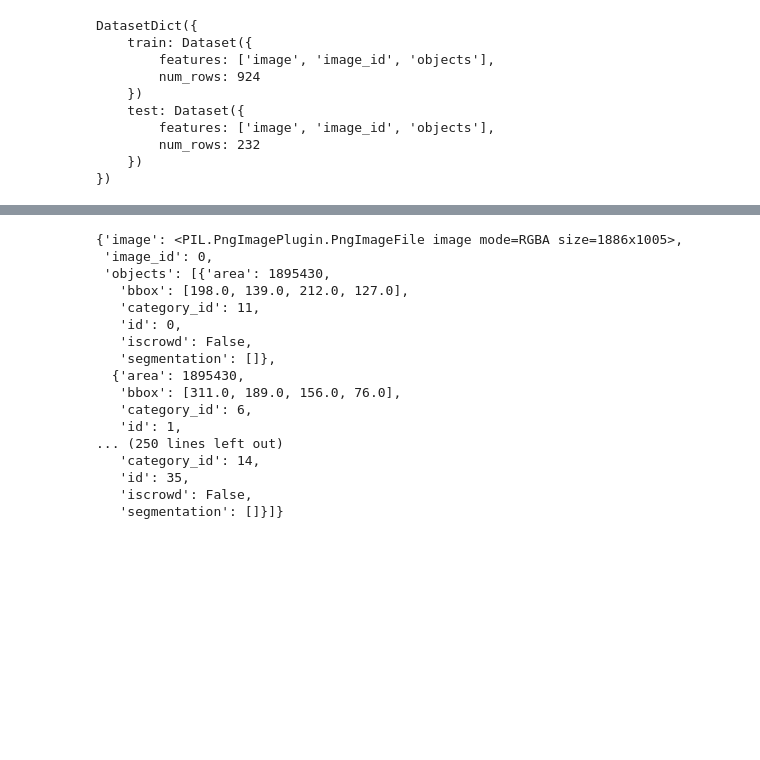
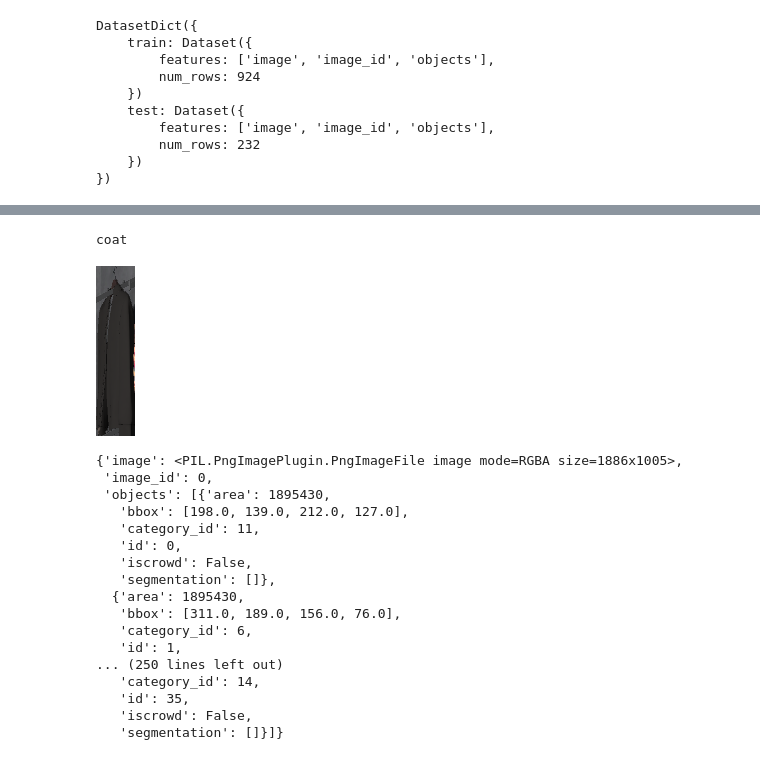
Before and after one commit to holylovenia/multimodal-object-identification, a Jupyter notebook: visual-encoder-exploration.ipynb, the cells around one changed output, grey strips where cells are left out. Cells and saved outputs as stored; diff of their text form; code cells hidden in the pictures; blank space fills up the shorter version.

```diff
--- a/visual-encoder-exploration.ipynb
+++ b/visual-encoder-exploration.ipynb
@@ -278,3 +291,15 @@ DatasetDict({
+# %%
+scene_id = 10
+object_id = 1
+print(MAPPING["id2cat"][dataset[scene_id]["objects"][object_id]["category_id"]])
+dataset[scene_id]["image"].crop((
+    dataset[scene_id]["objects"][object_id]["bbox"][0],
+    dataset[scene_id]["objects"][object_id]["bbox"][1],
+    dataset[scene_id]["objects"][object_id]["bbox"][0] + dataset[scene_id]["objects"][object_id]["bbox"][3],
+    dataset[scene_id]["objects"][object_id]["bbox"][1] + dataset[scene_id]["objects"][object_id]["bbox"][2]))
+# %% [output]
+coat
+[figure, added]
 # %%
 def compute_image_area(example_batch):
     width, height = example_batch["image"].size
```
Also changed, not shown: parts of 2 cells of this notebook, 13 other files.
